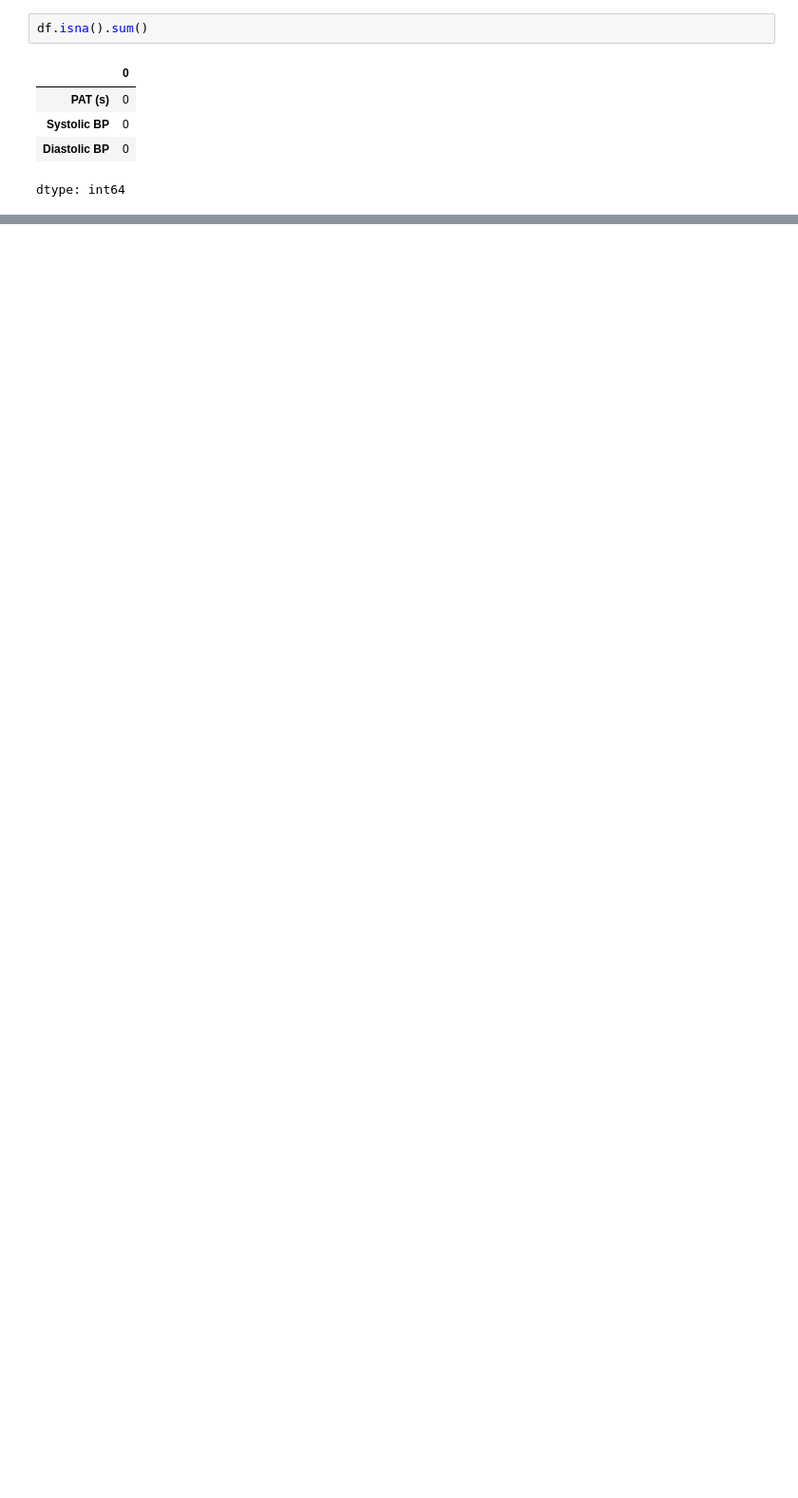
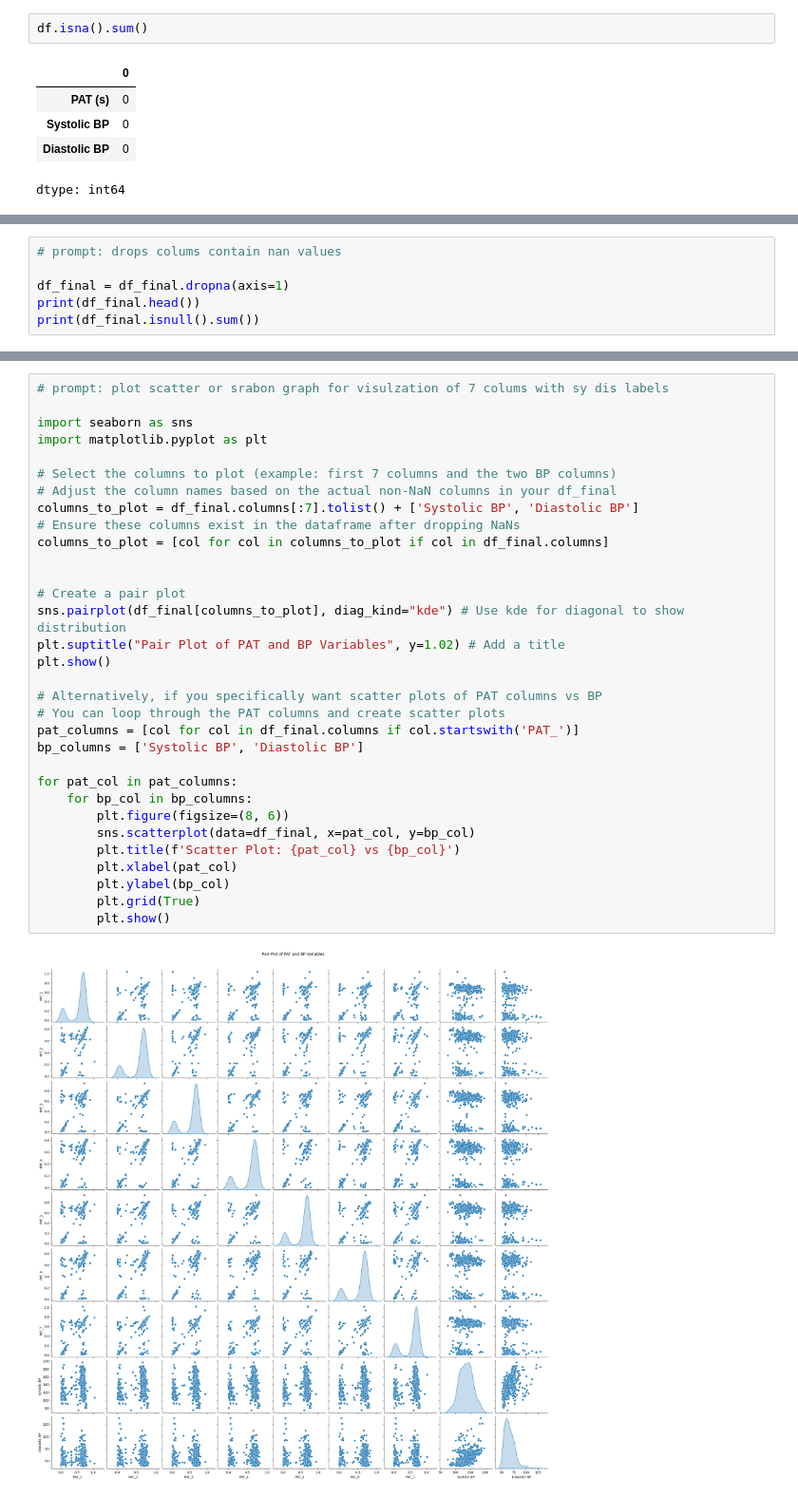
Before and after one commit to ThamilezaiAnanthakumar/Cuffless-Blood-Pressure-Monitoring-using-PAT, a Jupyter notebook: Cufless_Blood_Pressure_Monitoring.ipynb, the cells around one changed output, grey strips where cells are left out. Shown at 95% size. Drawn from its saved outputs; the diff is of its cells as text; blank space fills up the shorter version.

```diff
--- a/Cufless_Blood_Pressure_Monitoring.ipynb
+++ b/Cufless_Blood_Pressure_Monitoring.ipynb
@@ -787,0 +473,6 @@ Diastolic BP Model Evaluation:
+# %%
+# prompt: drops colums contain nan values
+
+df_final = df_final.dropna(axis=1)
+print(df_final.head())
+print(df_final.isnull().sum())
@@ -787,0 +496,34 @@ Diastolic BP Model Evaluation:
+# %%
+# prompt: plot scatter or srabon graph for visulzation of 7 colums with sy dis labels
+
+import seaborn as sns
+import matplotlib.pyplot as plt
+
+# Select the columns to plot (example: first 7 columns and the two BP columns)
+# Adjust the column names based on the actual non-NaN columns in your df_final
+columns_to_plot = df_final.columns[:7].tolist() + ['Systolic BP', 'Diastolic BP']
+# Ensure these columns exist in the dataframe after dropping NaNs
+columns_to_plot = [col for col in columns_to_plot if col in df_final.columns]
+
+
+# Create a pair plot
+sns.pairplot(df_final[columns_to_plot], diag_kind="kde") # Use kde for diagonal to show distribution
+plt.suptitle("Pair Plot of PAT and BP Variables", y=1.02) # Add a title
+plt.show()
+
+# Alternatively, if you specifically want scatter plots of PAT columns vs BP
+# You can loop through the PAT columns and create scatter plots
+pat_columns = [col for col in df_final.columns if col.startswith('PAT_')]
+bp_columns = ['Systolic BP', 'Diastolic BP']
+
+for pat_col in pat_columns:
+    for bp_col in bp_columns:
+        plt.figure(figsize=(8, 6))
+        sns.scatterplot(data=df_final, x=pat_col, y=bp_col)
+        plt.title(f'Scatter Plot: {pat_col} vs {bp_col}')
+        plt.xlabel(pat_col)
+        plt.ylabel(bp_col)
+        plt.grid(True)
+        plt.show()
+# %% [output]
+[figure, added]
```
Also changed, not shown: parts of 34 cells of this notebook.
